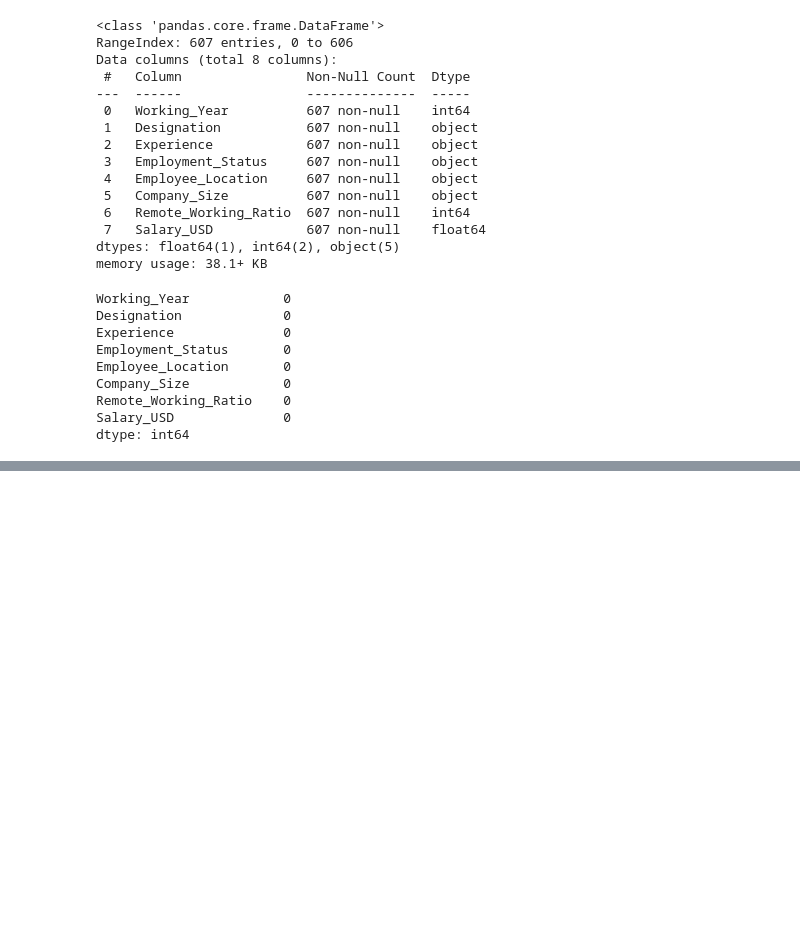
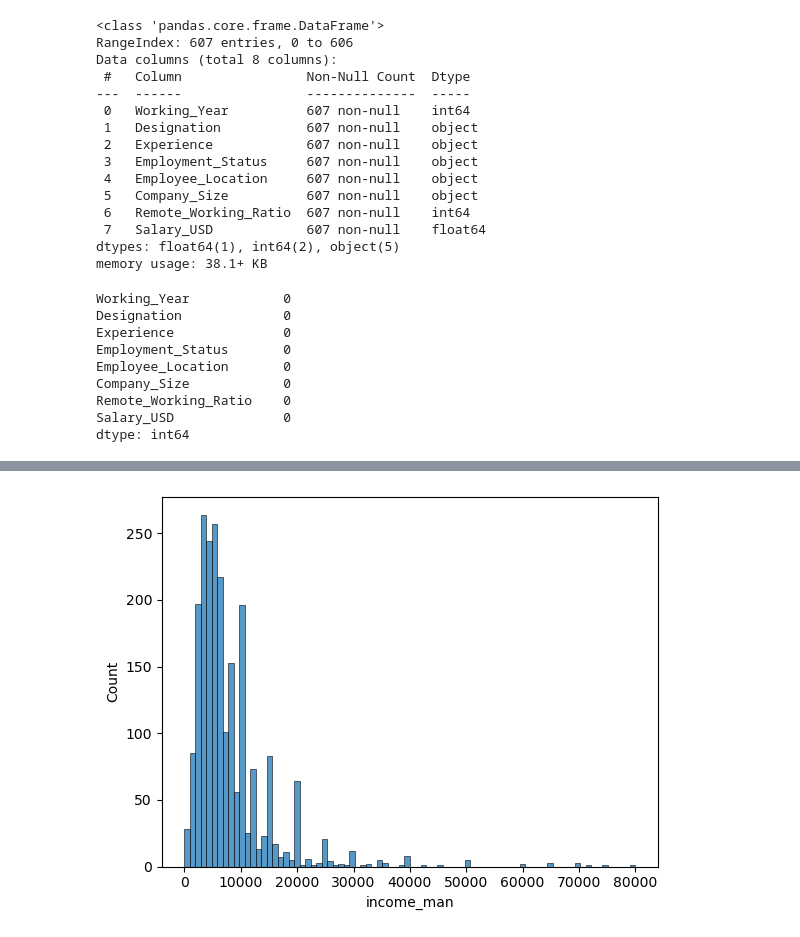
Before and after one commit to mezamateoj/DataProjects, a Jupyter notebook: EDA-Study/missing_values.ipynb, the cells around one changed output, grey strips where cells are left out. Drawn from its saved outputs; the diff is of its cells as text; code cells hidden in the pictures; blank space fills up the shorter version.

```diff
--- a/EDA-Study/missing_values.ipynb
+++ b/EDA-Study/missing_values.ipynb
@@ -47,0 +141,3 @@ dtype: int64
+# %%
+divorce = pd.read_csv('./Datasets/divorce.csv')
+divorce.head()
@@ -47,0 +248,5 @@ dtype: int64
+# %%
+sns.histplot(data=divorce, x='income_man')
+plt.show()
+# %% [output]
+[figure, added]
```
Also changed, not shown: parts of 30 cells of this notebook.
